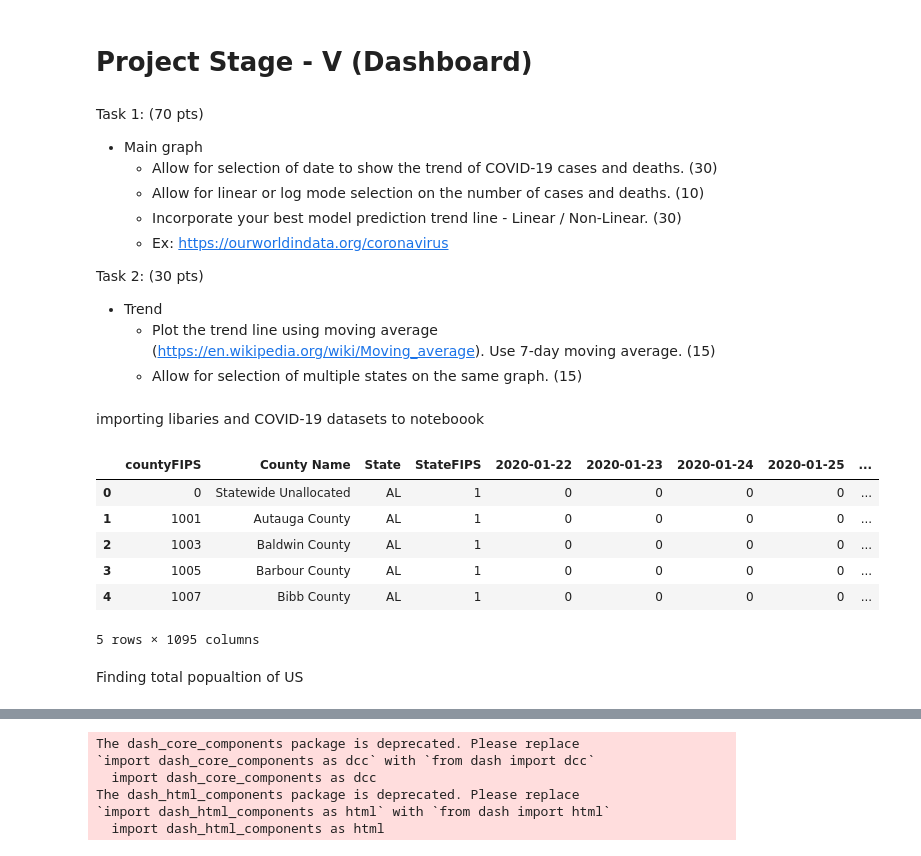
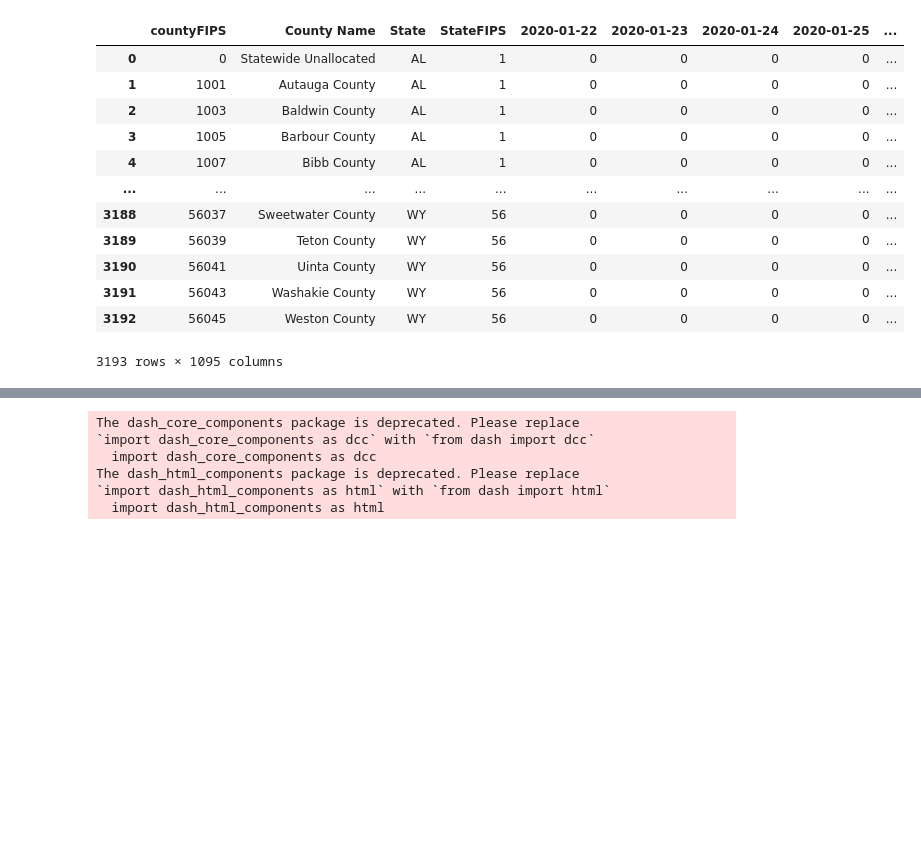
Before and after one commit to ssjung1/csc405-group-project, a Jupyter notebook: Project/src/team/stage-5.ipynb, the cells around one changed output, grey strips where cells are left out. Cells and saved outputs as stored; diff of their text form; code cells hidden in the pictures; blank space fills up the shorter version.

```diff
--- a/Project/src/team/stage-5.ipynb
+++ b/Project/src/team/stage-5.ipynb
@@ -1,21 +1,3 @@
-# %% [markdown]
-# Project Stage - V (Dashboard)
-# %% [markdown]
-Task 1: (70 pts)
-
-- Main graph
-    - Allow for selection of date to show the trend of COVID-19 cases and deaths. (30)
-    - Allow for linear or log mode selection on the number of cases and deaths. (10)
-    - Incorporate your best model prediction trend line - Linear / Non-Linear. (30)
-    - Ex: https://ourworldindata.org/coronavirus
-
-Task 2: (30 pts)
-
-- Trend
-    - Plot the trend line using moving average (https://en.wikipedia.org/wiki/Moving_average). Use 7-day moving average. (15)
-    - Allow for selection of multiple states on the same graph. (15)
-# %% [markdown]
-importing libaries and COVID-19 datasets to noteboook
 # %%
 import pandas as pd
 import matplotlib.pyplot as plt
@@ -25,14 +7,18 @@ C_case = pd.read_csv("covid_confirmed_usafacts.csv")
 C_population = pd.read_csv("covid_county_population_usafacts.csv")
 C_death = pd.read_csv("covid_deaths_usafacts.csv")
 # %%
-C_case.head()
+C_case
 # %% [output]
 |  | countyFIPS | County Name | State | StateFIPS | 2020-01-22 | 2020-01-23 | 2020-01-24 | 2020-01-25 | ... |
 | 0 | 0 | Statewide Unallocated | AL | 1 | 0 | 0 | 0 | 0 | ... |
 | 1 | 1001 | Autauga County | AL | 1 | 0 | 0 | 0 | 0 | ... |
 | 2 | 1003 | Baldwin County | AL | 1 | 0 | 0 | 0 | 0 | ... |
 | 3 | 1005 | Barbour County | AL | 1 | 0 | 0 | 0 | 0 | ... |
 | 4 | 1007 | Bibb County | AL | 1 | 0 | 0 | 0 | 0 | ... |
+| ... | ... | ... | ... | ... | ... | ... | ... | ... | ... |
+| 3188 | 56037 | Sweetwater County | WY | 56 | 0 | 0 | 0 | 0 | ... |
+| 3189 | 56039 | Teton County | WY | 56 | 0 | 0 | 0 | 0 | ... |
+| 3190 | 56041 | Uinta County | WY | 56 | 0 | 0 | 0 | 0 | ... |
+| 3191 | 56043 | Washakie County | WY | 56 | 0 | 0 | 0 | 0 | ... |
+| 3192 | 56045 | Weston County | WY | 56 | 0 | 0 | 0 | 0 | ... |
-5 rows × 1095 columns
+3193 rows × 1095 columns
-# %% [markdown]
-Finding total popualtion of US
```
Also changed, not shown: parts of 24 cells of this notebook.
